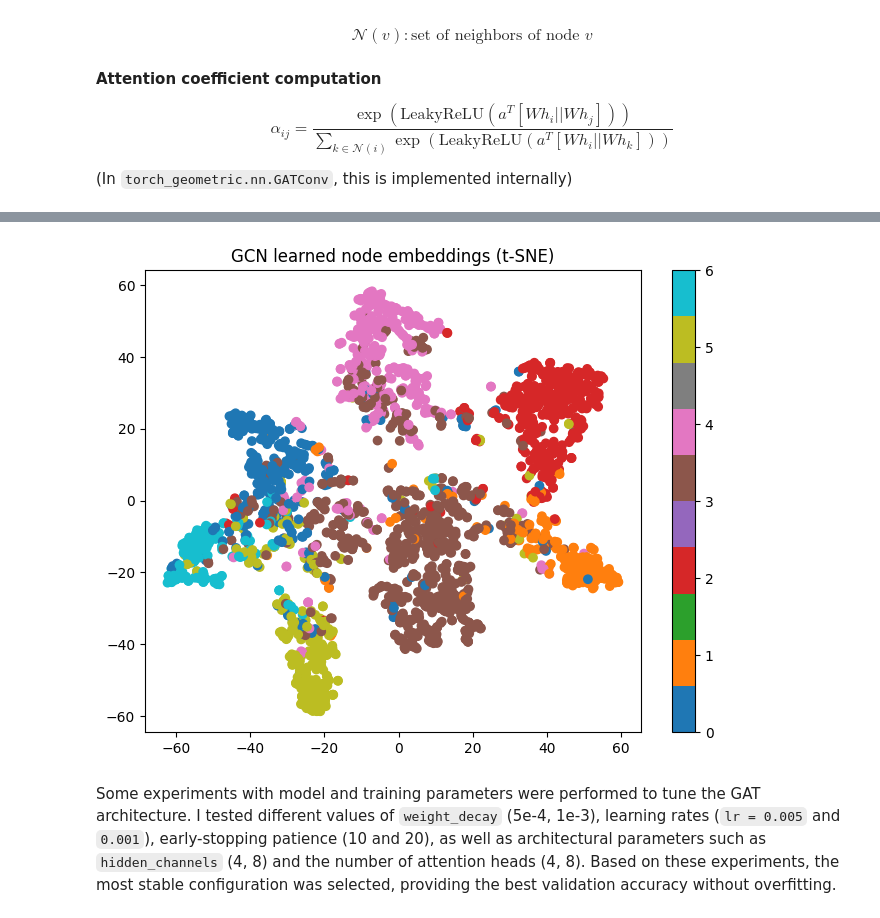
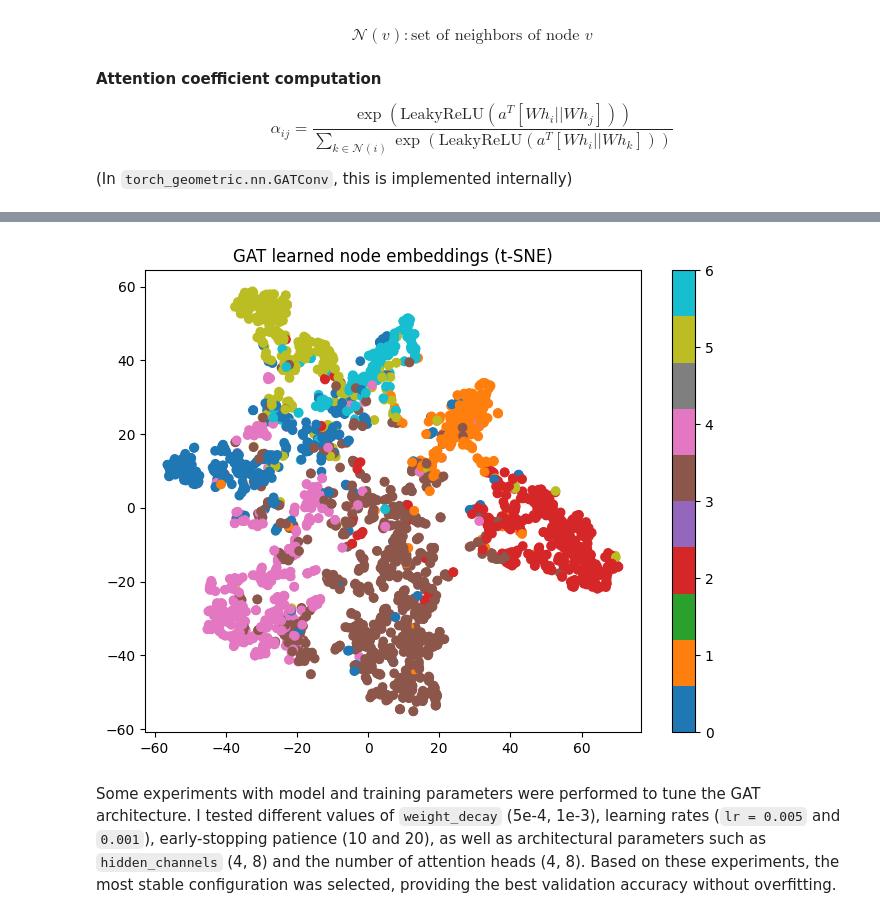
Before and after one commit to akimoshka/Cora-Gcn-Gat-Tutorial, a Jupyter notebook: GAT.ipynb, the cells around one changed output, grey strips where cells are left out. Drawn from its saved outputs; the diff is of its cells as text; code cells hidden in the pictures.

```diff
--- a/GAT.ipynb
+++ b/GAT.ipynb
@@ -305,19 +378,19 @@ plt.show()
 # %%
 from sklearn.manifold import TSNE
 
 model.eval()
 emb = model(data.x, data.edge_index).detach().cpu().numpy()
 
 tsne = TSNE(n_components=2, learning_rate='auto')
 emb_2d = tsne.fit_transform(emb)
 
 plt.figure(figsize=(8,6))
 plt.scatter(emb_2d[:,0], emb_2d[:,1], c=data.y.cpu(), cmap="tab10")
-plt.title("GCN learned node embeddings (t-SNE)")
+plt.title("GAT learned node embeddings (t-SNE)")
 plt.colorbar()
 plt.show()
 # %% [output]
-[figure, old version]
+[figure, new version]
 # %% [markdown]
 Some experiments with model and training parameters were performed to tune the GAT architecture. I tested different values of `weight_decay` (5e-4, 1e-3), learning rates (`lr = 0.005` and `0.001`), early-stopping patience (10 and 20), as well as architectural parameters such as `hidden_channels` (4, 8) and the number of attention heads (4, 8).
 Based on these experiments, the most stable configuration was selected, providing the best validation accuracy without overfitting.
```
Also changed, not shown: parts of 11 cells of this notebook, 1 other file.
